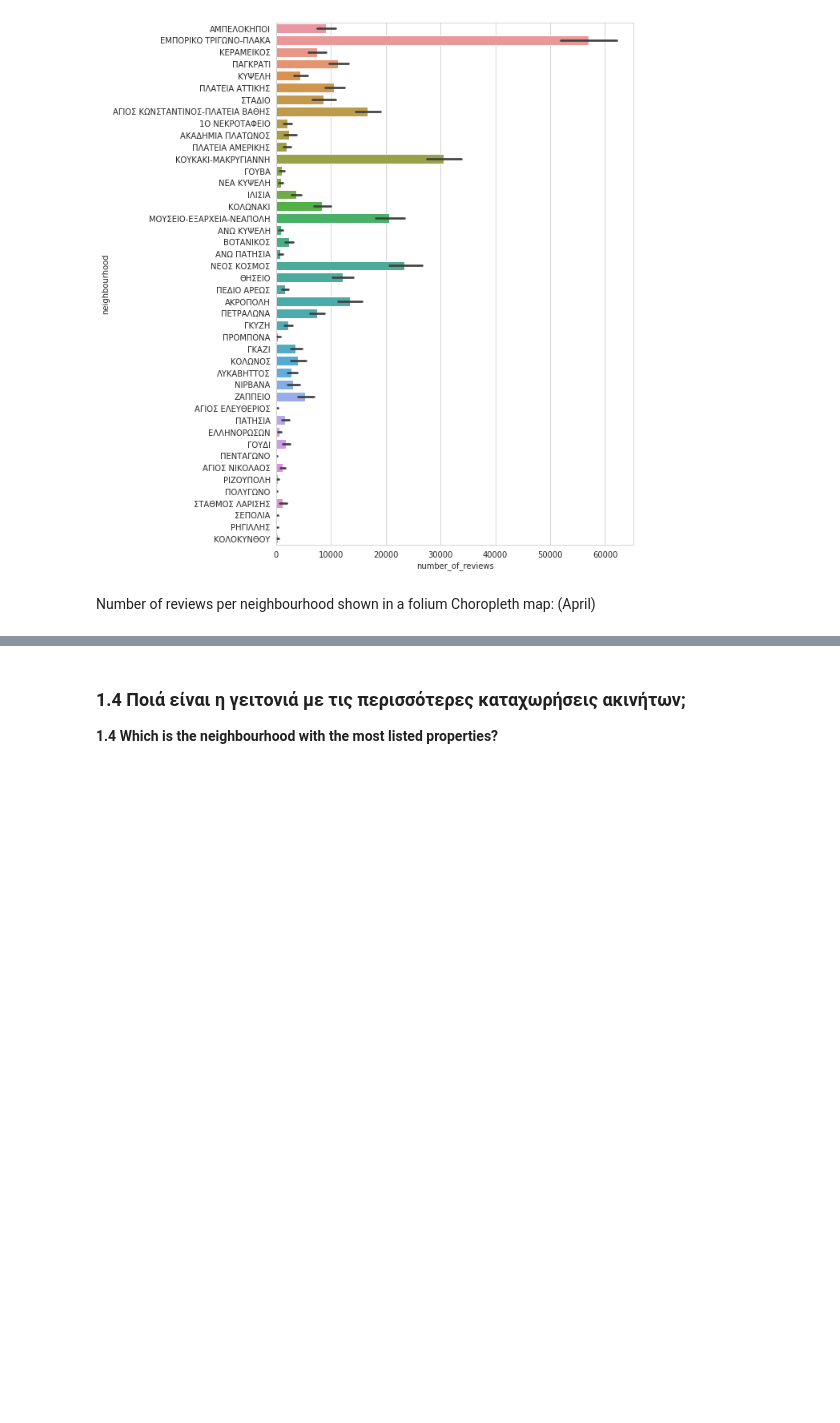
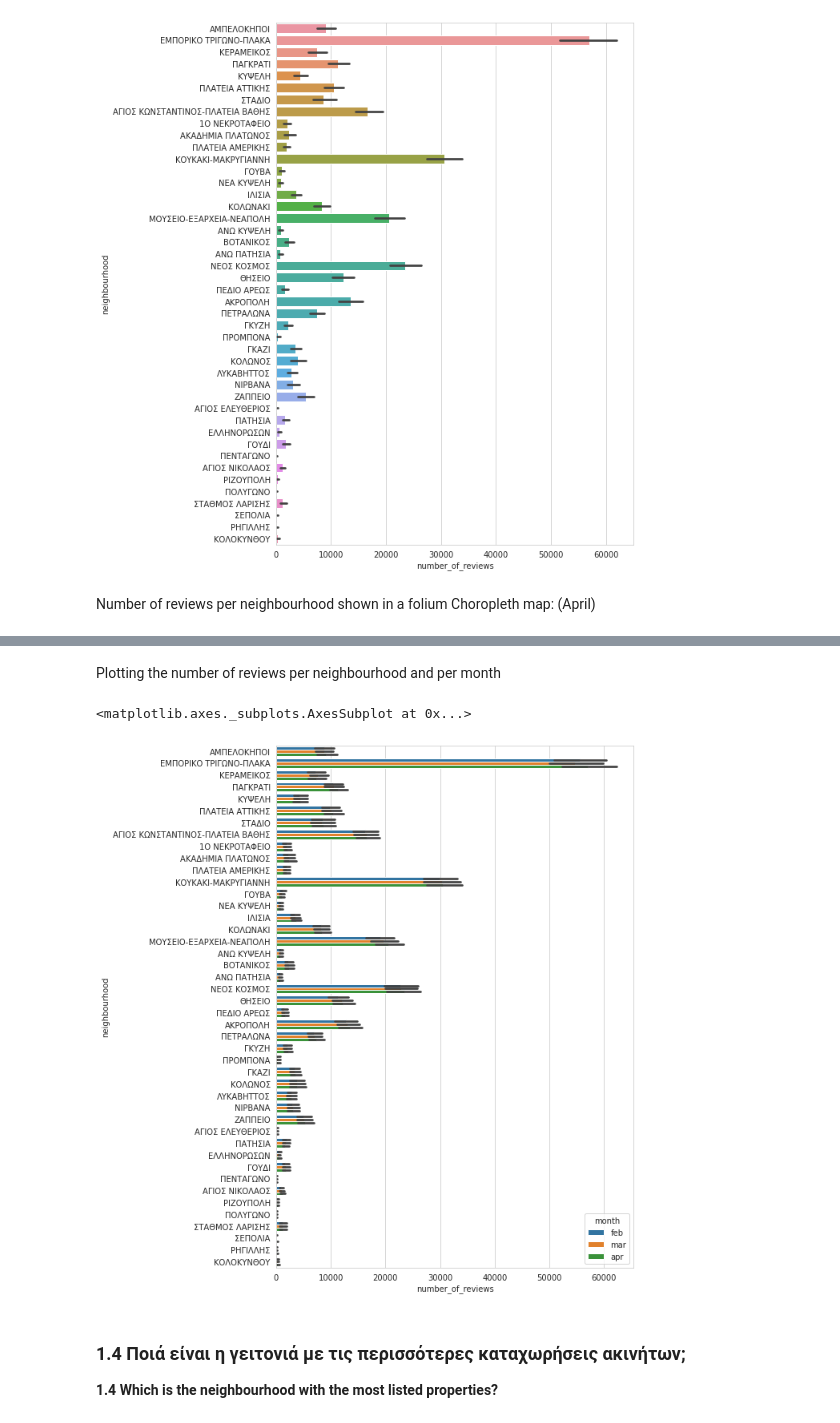
Before and after one commit to mar-fritz/data-mining-assignment-1, a Jupyter notebook: ergasia1.ipynb, the cells around one changed output, grey strips where cells are left out. Cells and saved outputs as stored; diff of their text form; code cells hidden in the pictures; blank space fills up the shorter version.

```diff
--- a/ergasia1.ipynb
+++ b/ergasia1.ipynb
@@ -186,6 +186,15 @@ m13.save('13Q_Most_Reviewed_Neighbourhods.html')
 m13
 # %% [output]
 [interactive output not drawn]
+# %% [markdown]
+Plotting the number of reviews per neighbourhood and per month
+# %%
+plt.figure(figsize=(8,12))
+sns.barplot(x="number_of_reviews", y="neighbourhood", hue='month',
+            data=traindf.reset_index(level=0), estimator=sum)
+# %% [output]
+<matplotlib.axes._subplots.AxesSubplot at 0x...>
+[figure, added]
 # %% [markdown]
 ### 1.4 Ποιά είναι η γειτονιά με τις περισσότερες καταχωρήσεις ακινήτων;<br/>
 **1.4 Which is the neighbourhood with the most listed properties?**
```
Also changed, not shown: parts of 13 cells of this notebook.
